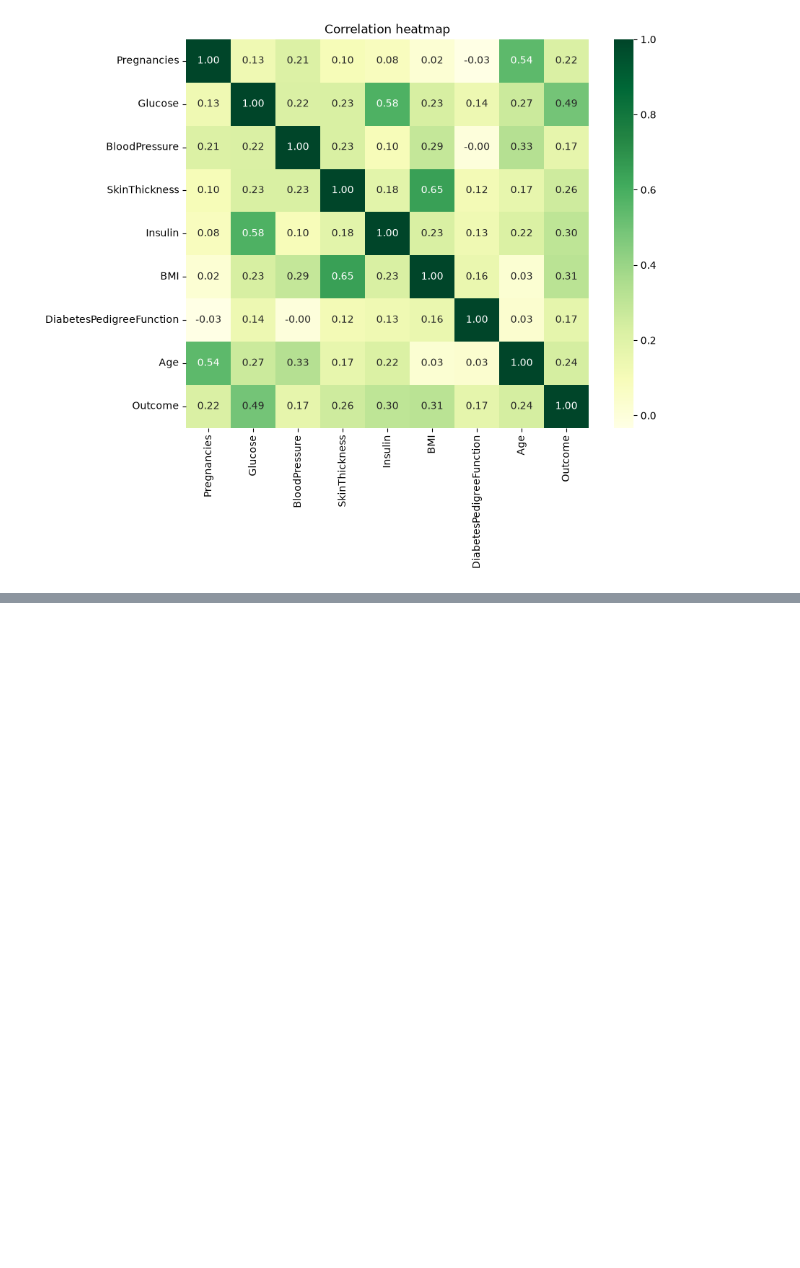
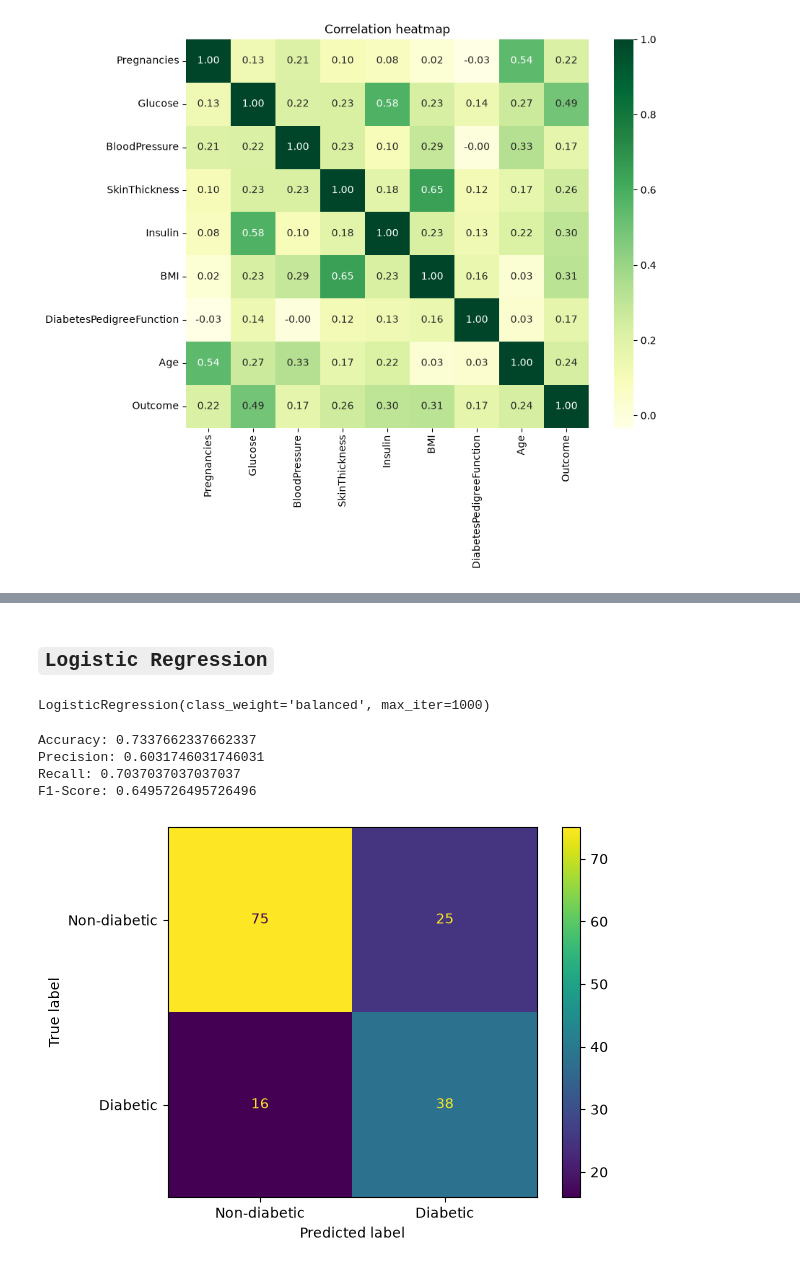
Before and after one commit to mrpaul-10/CodeAlpha_Disease_Prediction, a Jupyter notebook: notebook/Disease_Prediction.ipynb, the cells around one changed output, grey strips where cells are left out. Cells and saved outputs as stored; diff of their text form; code cells hidden in the pictures; blank space fills up the shorter version.

Commit message:
Adding Logistic Regression with scaling

```diff
--- a/notebook/Disease_Prediction.ipynb
+++ b/notebook/Disease_Prediction.ipynb
@@ -185,0 +213,6 @@ plt.show()
+# %%
+X_train = X_train.fillna(train_median)
+X_test = X_test.fillna(train_median)
+
+print(X_train.isnull().sum().sum())
+print(X_test.isnull().sum().sum())
@@ -185,0 +224,43 @@ plt.show()
+# %%
+from sklearn.preprocessing import StandardScaler
+
+scaler = StandardScaler()
+X_train_scaled = scaler.fit_transform(X_train)
+X_test_scaled = scaler.transform(X_test)
+# %% [markdown]
+## `Logistic Regression`
+# %%
+from sklearn.linear_model import LogisticRegression
+
+lr = LogisticRegression(class_weight="balanced", max_iter=1000)
+lr.fit(X_train_scaled, y_train)
+# %% [output]
+LogisticRegression(class_weight='balanced', max_iter=1000)
+# %%
+y_pred_lr = lr.predict(X_test_scaled)
+# %%
+from sklearn.metrics import accuracy_score, precision_score, recall_score, f1_score
+
+accuracy_lr = accuracy_score(y_test, y_pred_lr)
+precision_lr = precision_score(y_test, y_pred_lr)
+recall_lr = recall_score(y_test, y_pred_lr)
+f1_lr = f1_score(y_test, y_pred_lr)
+
+print("Accuracy:", accuracy_lr)
+print("Precision:", precision_lr)
+print("Recall:", recall_lr)
+print("F1-Score:", f1_lr)
+# %% [output]
+Accuracy: 0.7337662337662337
+Precision: 0.6031746031746031
+Recall: 0.7037037037037037
+F1-Score: 0.6495726495726496
+# %%
+from sklearn import metrics
+
+cm = metrics.confusion_matrix(y_test, y_pred_lr)
+cm_display = metrics.ConfusionMatrixDisplay(confusion_matrix=cm, display_labels=["Non-diabetic", "Diabetic"])
+cm_display.plot()
+plt.show()
+# %% [output]
+[figure, added]
```
Also changed, not shown: parts of 7 cells of this notebook.
